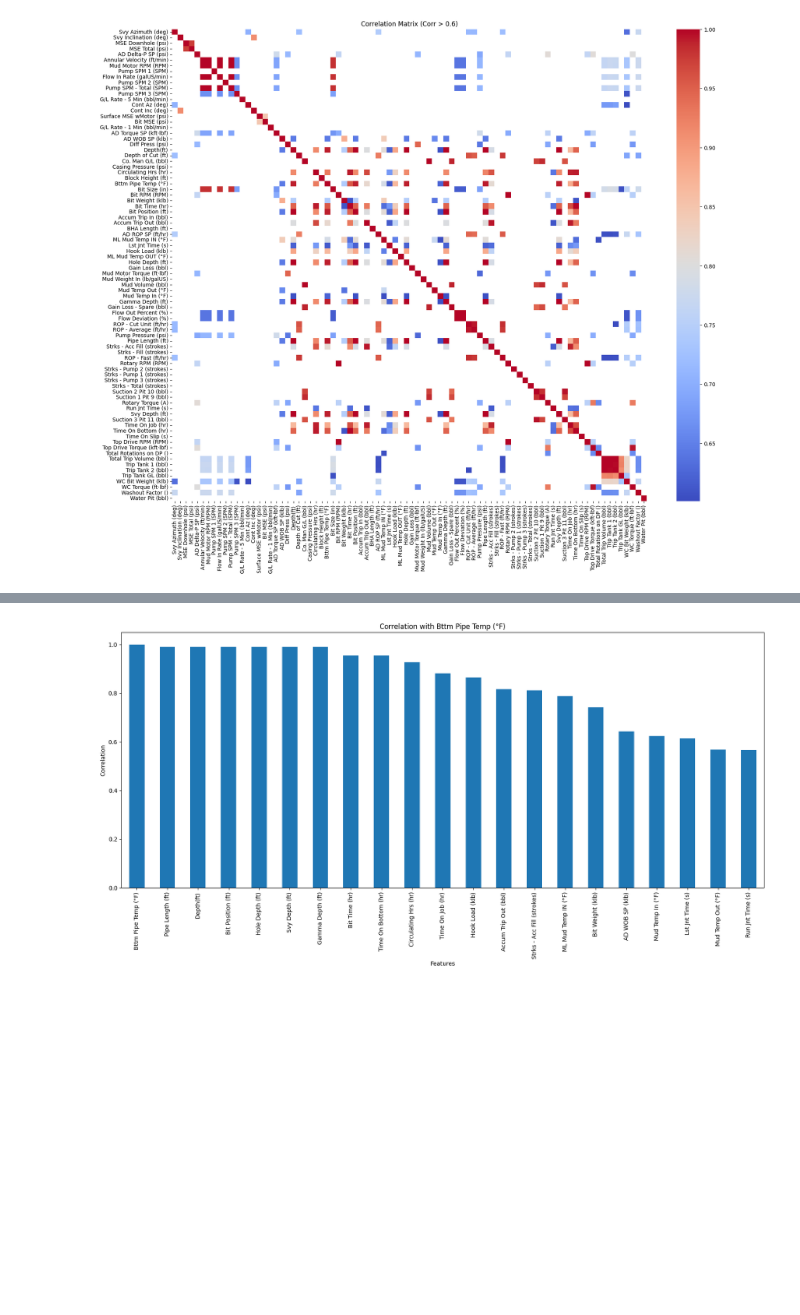
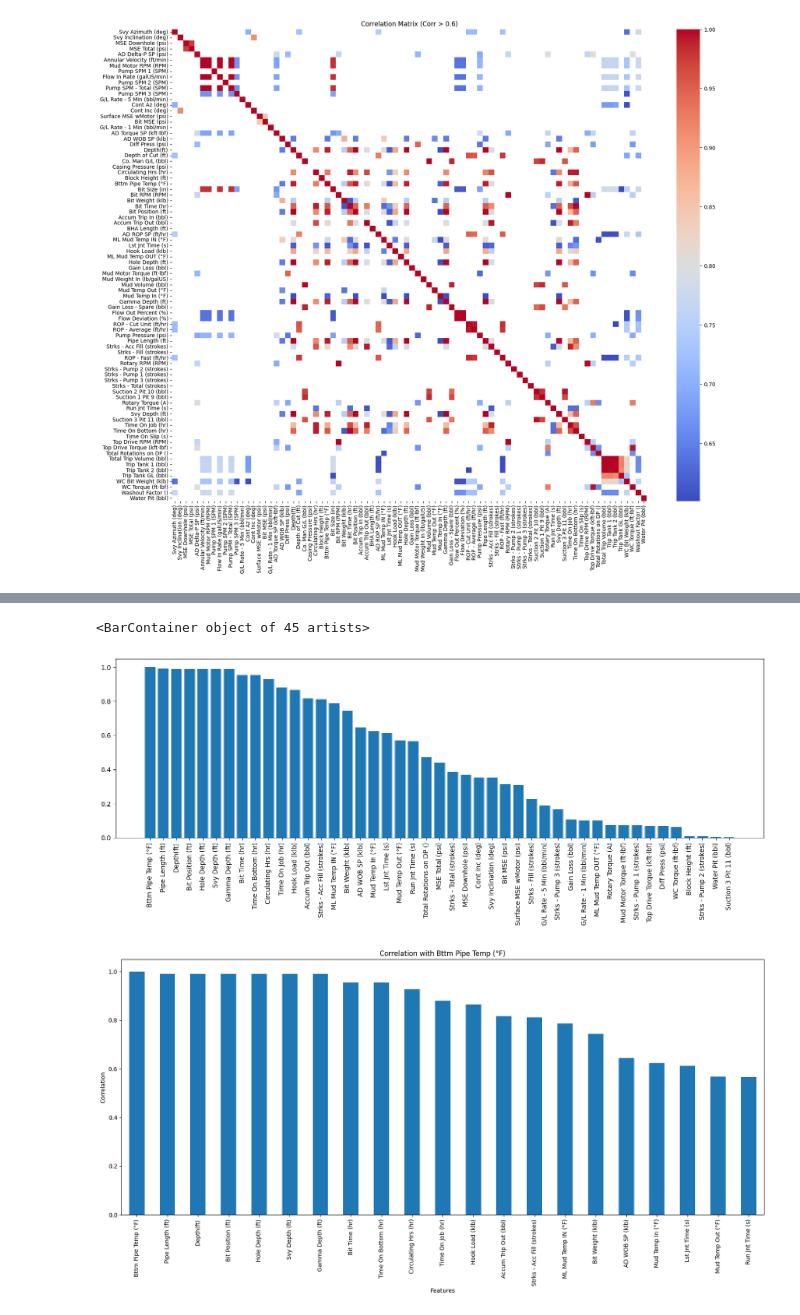
Before and after one commit to atheeralattar/SPE-ML-Challenge-Fervo, a Jupyter notebook: codebase/src/playground.ipynb, the cells around one changed output, grey strips where cells are left out. Drawn from its saved outputs; the diff is of its cells as text; code cells hidden in the pictures; blank space fills up the shorter version.

```diff
--- a/codebase/src/playground.ipynb
+++ b/codebase/src/playground.ipynb
@@ -191,3 +203,11 @@ filtered_corr = corr.loc['Bttm Pipe Temp (°F)', :][corr.loc['Bttm Pipe Temp (°
+# %%
+# rotate labels
+plt.figure(figsize=(18, 5))
+plt.xticks(rotation=90)
+plt.bar(filtered_corr.index, filtered_corr.values)
+# %% [output]
+<BarContainer object of 45 artists>
+[figure, added]
 # %%
 # draw a barchart for filtered_corr
 plt.figure(figsize=(20, 8))
```
Also changed, not shown: parts of 8 cells of this notebook, 3 other files.
